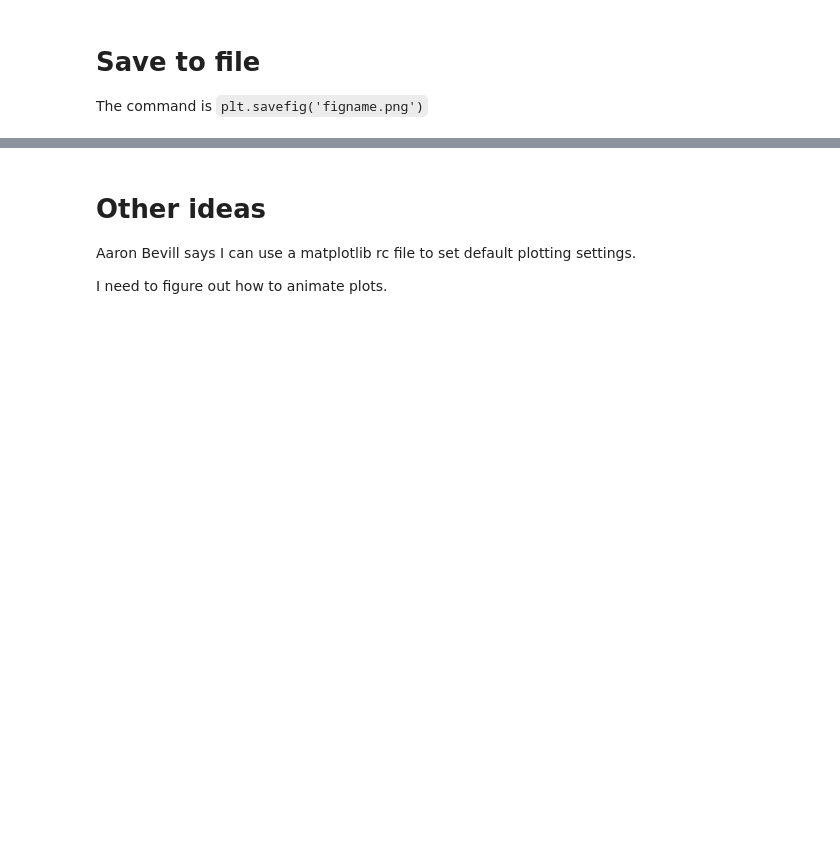
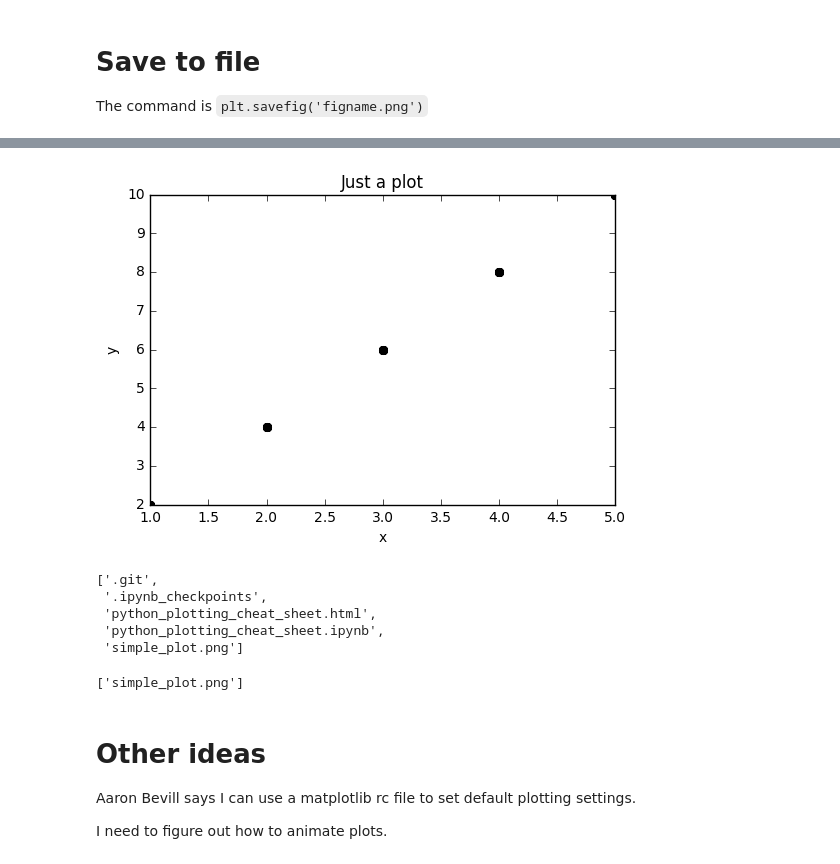
Before and after one commit to pfschus/python-tutorial-plotting, a Jupyter notebook: python_plotting_cheat_sheet.ipynb, the cells around one changed output, grey strips where cells are left out. Drawn from its saved outputs; the diff is of its cells as text; code cells hidden in the pictures; blank space fills up the shorter version.

Commit message:
Add function for saving figures to subfolder

```diff
--- a/python_plotting_cheat_sheet.ipynb
+++ b/python_plotting_cheat_sheet.ipynb
@@ -362,0 +369,38 @@ plt.savefig('simple_plot.png')
+# %%
+import os
+def save_fig_to_folder(fig_filename,fig_folder='fig_folder'):
+    """
+    Summary: Save .png of current matplotlib plot to fig_folder / fig_filename
+    Code will check to make sure fig exists. If not, create folder then save .png to folder
+
+    Require: fig_filename
+    Modify: fig_folder
+    Effect: Saves figure to file in fig_folder
+    """
+    # If saving to same folder
+    if fig_folder == None:
+        plt.savefig(fig_filename)
+    # If saving to a subfolder
+    else:
+        try:
+            os.stat(fig_folder)
+        except:
+            os.mkdir(fig_folder)
+        plt.savefig(fig_folder+'/'+fig_filename)
+# %%
+plt.plot([1,2,3,4,5],[2,4,6,8,10],'ok')
+plt.xlabel('x')
+plt.ylabel('y')
+plt.title('Just a plot')
+save_fig_to_folder('simple_plot.png',None)
+plt.show()
+# %% [output]
+[figure, added]
+# %%
+os.listdir()
+# %% [output]
+['.git',
+ '.ipynb_checkpoints',
+ 'python_plotting_cheat_sheet.html',
+ 'python_plotting_cheat_sheet.ipynb',
+ 'simple_plot.png']
@@ -363,3 +415,7 @@ plt.savefig('simple_plot.png')
+# %%
+os.listdir('fig')
+# %% [output]
+['simple_plot.png']
 # %% [markdown]
 # Other ideas
 
```
Also changed, not shown: parts of 2 cells of this notebook.
